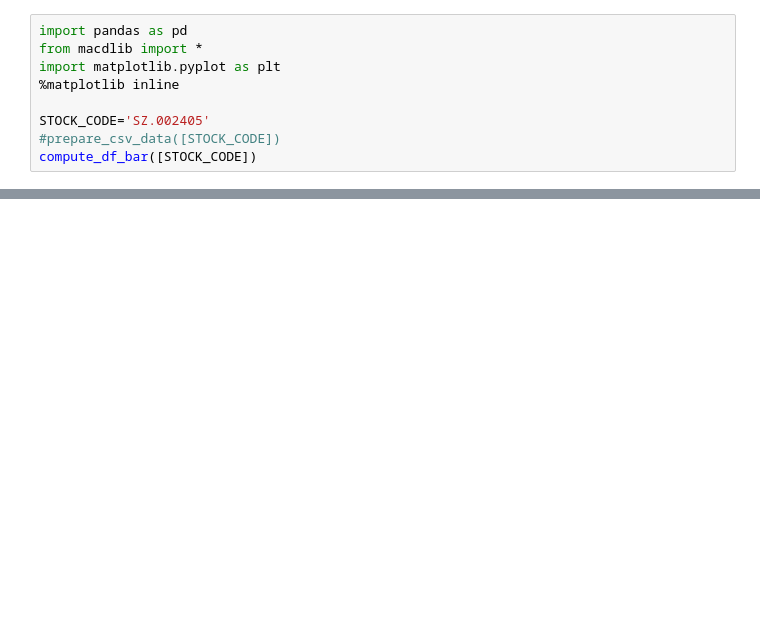
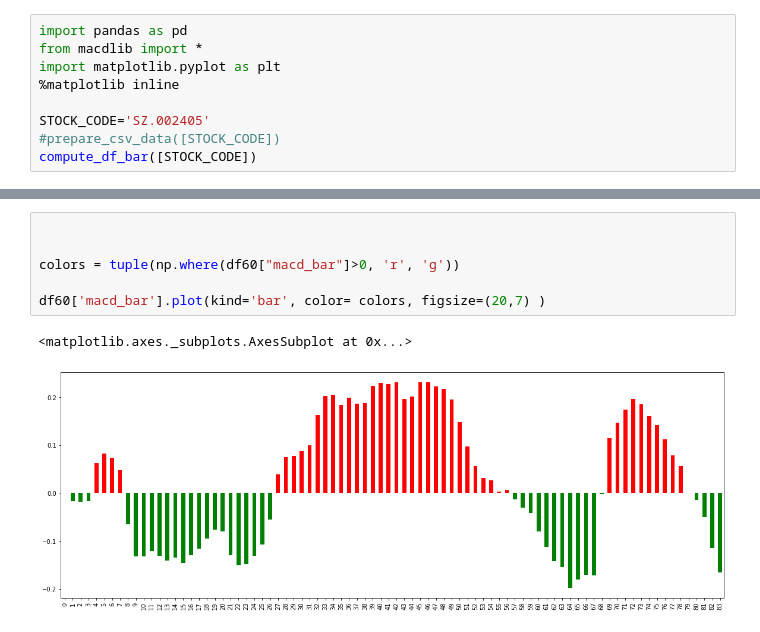
Before and after one commit to drunkpig/macd_exp, a Jupyter notebook: FFT.ipynb, the cells around one changed output, grey strips where cells are left out. Saved outputs shown, nothing was run; the diff lists cells and outputs as text; blank space fills up the shorter version.

```diff
--- a/FFT.ipynb
+++ b/FFT.ipynb
@@ -122,0 +147,9 @@ df60[df60._macd_bar_tag!=0]
+# %%
+
+
+colors = tuple(np.where(df60["macd_bar"]>0, 'r', 'g'))
+
+df60['macd_bar'].plot(kind='bar', color= colors, figsize=(20,7) )
+# %% [output]
+<matplotlib.axes._subplots.AxesSubplot at 0x...>
+[figure, added]
```
Also changed, not shown: parts of 9 cells of this notebook, 7 other files.
